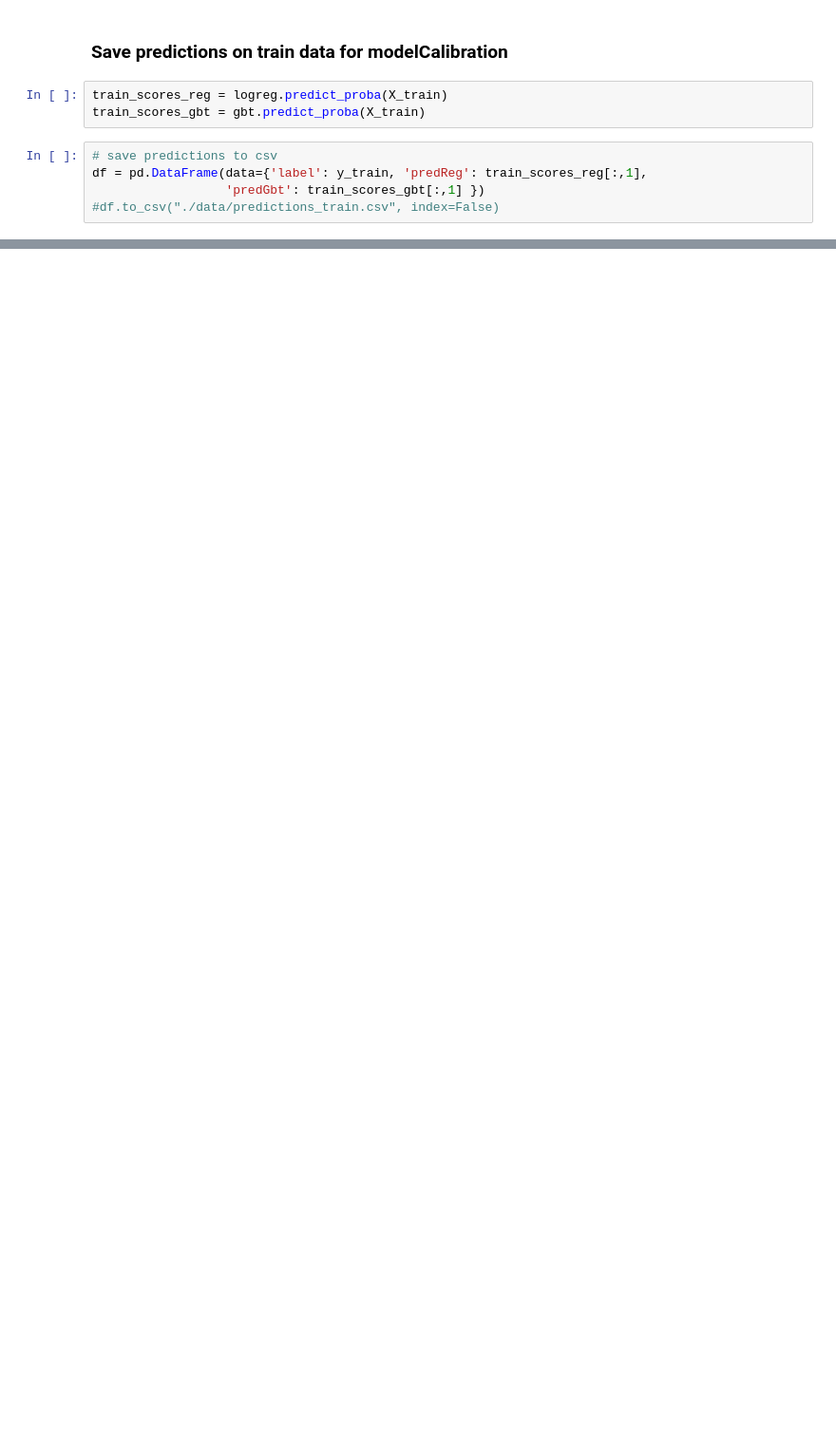
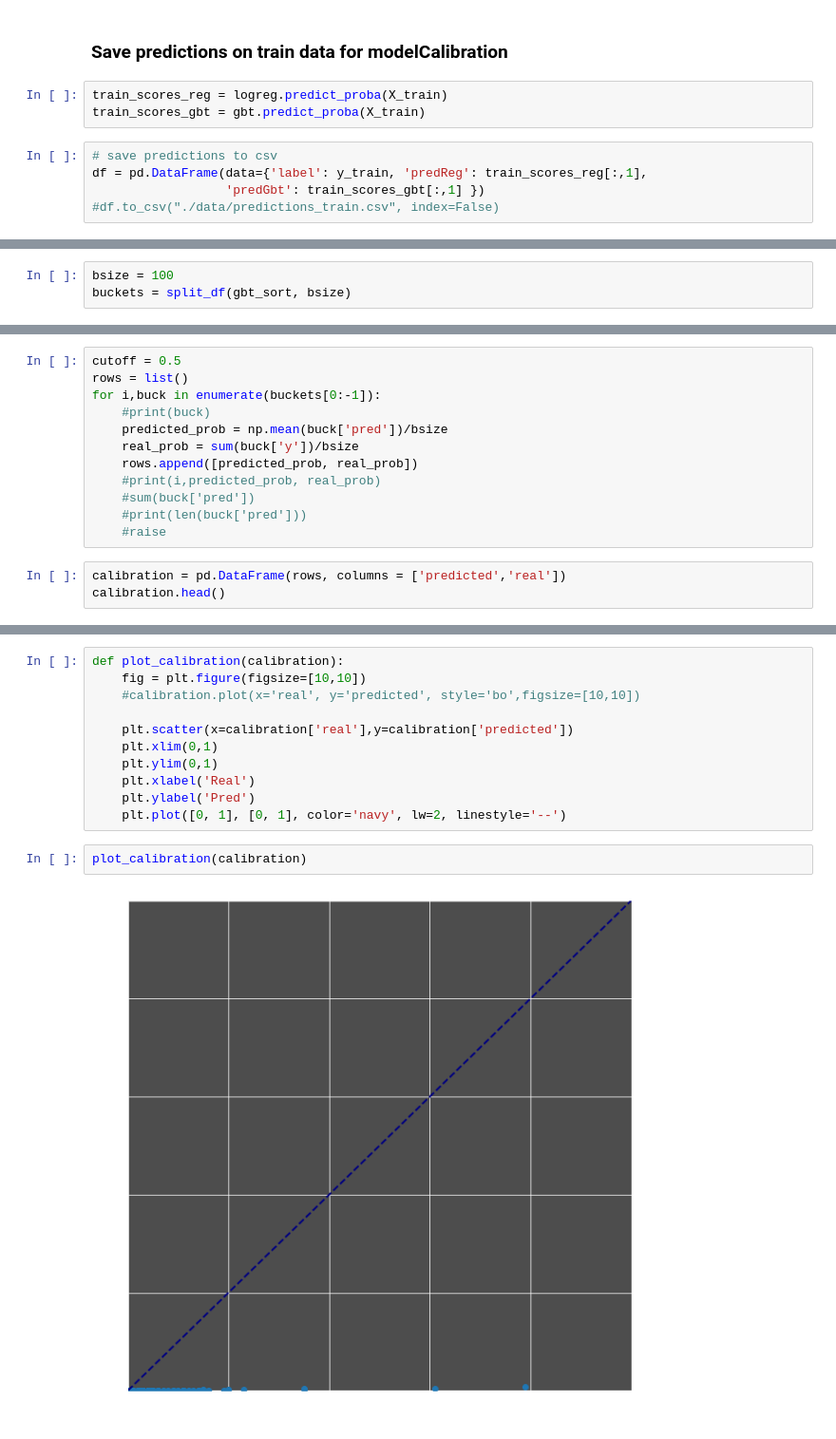
Before and after one commit to bmj-school/ref_DataScienceRetreat, a Jupyter notebook: DSR Lecture notebooks/Module X - Practical Aspects - Patrick/3-ReBalance r00.ipynb, the cells around one changed output, grey strips where cells are left out. Shown at 95% size. Drawn from its saved outputs; the diff is of its cells as text; blank space fills up the shorter version.

```diff
--- a/DSR Lecture notebooks/Module X - Practical Aspects - Patrick/3-ReBalance r00.ipynb
+++ b/DSR Lecture notebooks/Module X - Practical Aspects - Patrick/3-ReBalance r00.ipynb
@@ -171,0 +241,3 @@ df = pd.DataFrame(data={'label': y_train, 'predReg': train_scores_reg[:,1],
+# %%
+bsize = 100
+buckets = split_df(gbt_sort, bsize)
@@ -171,0 +248,15 @@ df = pd.DataFrame(data={'label': y_train, 'predReg': train_scores_reg[:,1],
+# %%
+cutoff = 0.5
+rows = list()
+for i,buck in enumerate(buckets[0:-1]):
+    #print(buck)
+    predicted_prob = np.mean(buck['pred'])/bsize
+    real_prob = sum(buck['y'])/bsize
+    rows.append([predicted_prob, real_prob])
+    #print(i,predicted_prob, real_prob)
+    #sum(buck['pred'])
+    #print(len(buck['pred']))
+    #raise
+# %%
+calibration = pd.DataFrame(rows, columns = ['predicted','real'])
+calibration.head()
@@ -171,0 +270,15 @@ df = pd.DataFrame(data={'label': y_train, 'predReg': train_scores_reg[:,1],
+# %%
+def plot_calibration(calibration):
+    fig = plt.figure(figsize=[10,10])
+    #calibration.plot(x='real', y='predicted', style='bo',figsize=[10,10])
+
+    plt.scatter(x=calibration['real'],y=calibration['predicted'])
+    plt.xlim(0,1)
+    plt.ylim(0,1)
+    plt.xlabel('Real')
+    plt.ylabel('Pred')
+    plt.plot([0, 1], [0, 1], color='navy', lw=2, linestyle='--')
+# %%
+plot_calibration(calibration)
+# %% [output]
+[figure, added]
```
Also changed, not shown: parts of 13 cells of this notebook, 25 other files.
